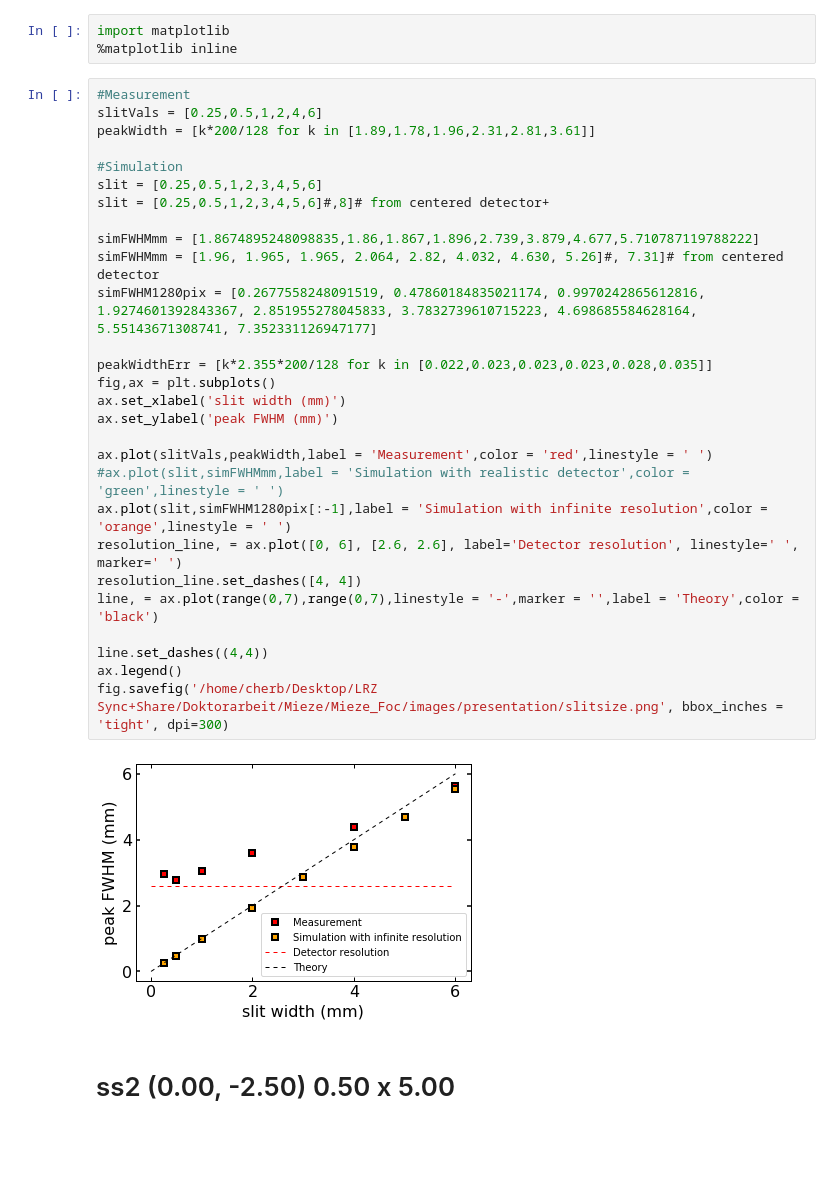
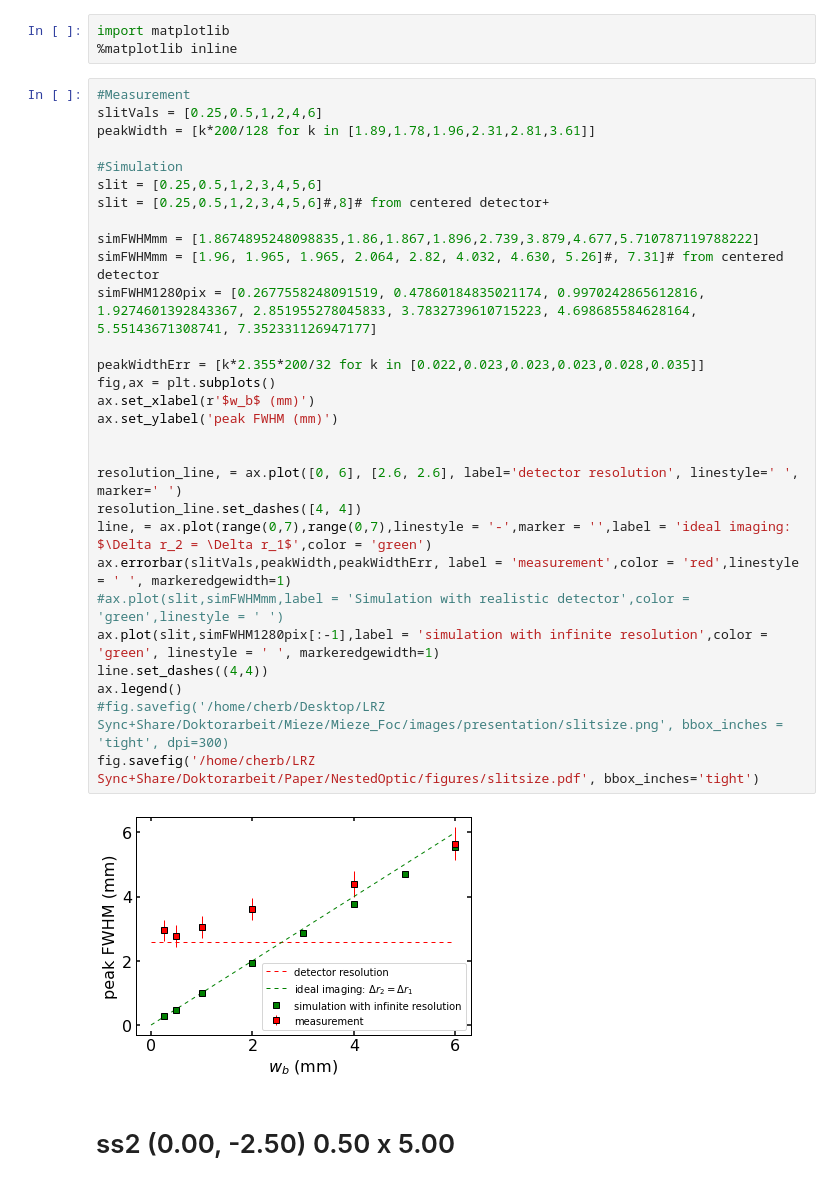
Before and after one commit to christophherb/miezefoc2020_01, a Jupyter notebook: Eval_slitSizeEffic.ipynb, the cells around one changed output. Drawn from its saved outputs; the diff is of its cells as text; blank space fills up the shorter version.

Commit message:
figures are updated and inline was used such that everything can be seen

```diff
--- a/Eval_slitSizeEffic.ipynb
+++ b/Eval_slitSizeEffic.ipynb
@@ -12,33 +12,34 @@ import matplotlib
 # %%
 #Measurement
 slitVals = [0.25,0.5,1,2,4,6]
 peakWidth = [k*200/128 for k in [1.89,1.78,1.96,2.31,2.81,3.61]]
 
 #Simulation
 slit = [0.25,0.5,1,2,3,4,5,6]
 slit = [0.25,0.5,1,2,3,4,5,6]#,8]# from centered detector+
 
 simFWHMmm = [1.8674895248098835,1.86,1.867,1.896,2.739,3.879,4.677,5.710787119788222]
 simFWHMmm = [1.96, 1.965, 1.965, 2.064, 2.82, 4.032, 4.630, 5.26]#, 7.31]# from centered detector
 simFWHM1280pix = [0.2677558248091519, 0.47860184835021174, 0.9970242865612816, 1.9274601392843367, 2.851955278045833, 3.7832739610715223, 4.698685584628164, 5.55143671308741, 7.352331126947177]
 
-peakWidthErr = [k*2.355*200/128 for k in [0.022,0.023,0.023,0.023,0.028,0.035]]
+peakWidthErr = [k*2.355*200/32 for k in [0.022,0.023,0.023,0.023,0.028,0.035]]
 fig,ax = plt.subplots()
-ax.set_xlabel('slit width (mm)')
+ax.set_xlabel(r'$w_b$ (mm)')
 ax.set_ylabel('peak FWHM (mm)')
 
-ax.plot(slitVals,peakWidth,label = 'Measurement',color = 'red',linestyle = ' ')
+
+resolution_line, = ax.plot([0, 6], [2.6, 2.6], label='detector resolution', linestyle=' ', marker=' ')
+resolution_line.set_dashes([4, 4])
+line, = ax.plot(range(0,7),range(0,7),linestyle = '-',marker = '',label = 'ideal imaging: $\Delta r_2 = \Delta r_1$',color = 'green')
+ax.errorbar(slitVals,peakWidth,peakWidthErr, label = 'measurement',color = 'red',linestyle = ' ', markeredgewidth=1)
 #ax.plot(slit,simFWHMmm,label = 'Simulation with realistic detector',color = 'green',linestyle = ' ')
-ax.plot(slit,simFWHM1280pix[:-1],label = 'Simulation with infinite resolution',color = 'orange',linestyle = ' ')
-resolution_line, = ax.plot([0, 6], [2.6, 2.6], label='Detector resolution', linestyle=' ', marker=' ')
-resolution_line.set_dashes([4, 4])
-line, = ax.plot(range(0,7),range(0,7),linestyle = '-',marker = '',label = 'Theory',color = 'black')
-
+ax.plot(slit,simFWHM1280pix[:-1],label = 'simulation with infinite resolution',color = 'green', linestyle = ' ', markeredgewidth=1)
 line.set_dashes((4,4))
 ax.legend()
-fig.savefig('/home/cherb/Desktop/LRZ Sync+Share/Doktorarbeit/Mieze/Mieze_Foc/images/presentation/slitsize.png', bbox_inches = 'tight', dpi=300)
+#fig.savefig('/home/cherb/Desktop/LRZ Sync+Share/Doktorarbeit/Mieze/Mieze_Foc/images/presentation/slitsize.png', bbox_inches = 'tight', dpi=300)
+fig.savefig('/home/cherb/LRZ Sync+Share/Doktorarbeit/Paper/NestedOptic/figures/slitsize.pdf', bbox_inches='tight')
 # %% [output]
-[figure, old version]
+[figure, new version]
 # %% [markdown]
 # ss2 (0.00, -2.50) 0.50 x 5.00
 # %%
```
Also changed, not shown: 5 other files.
